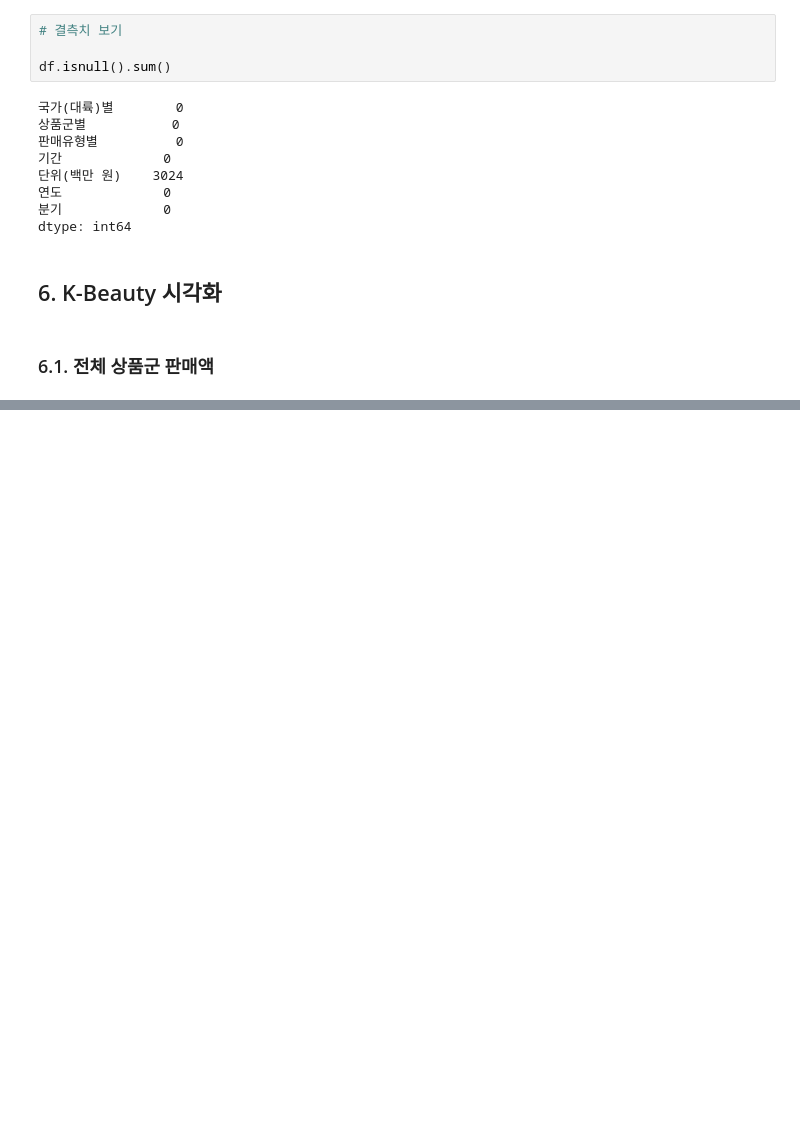
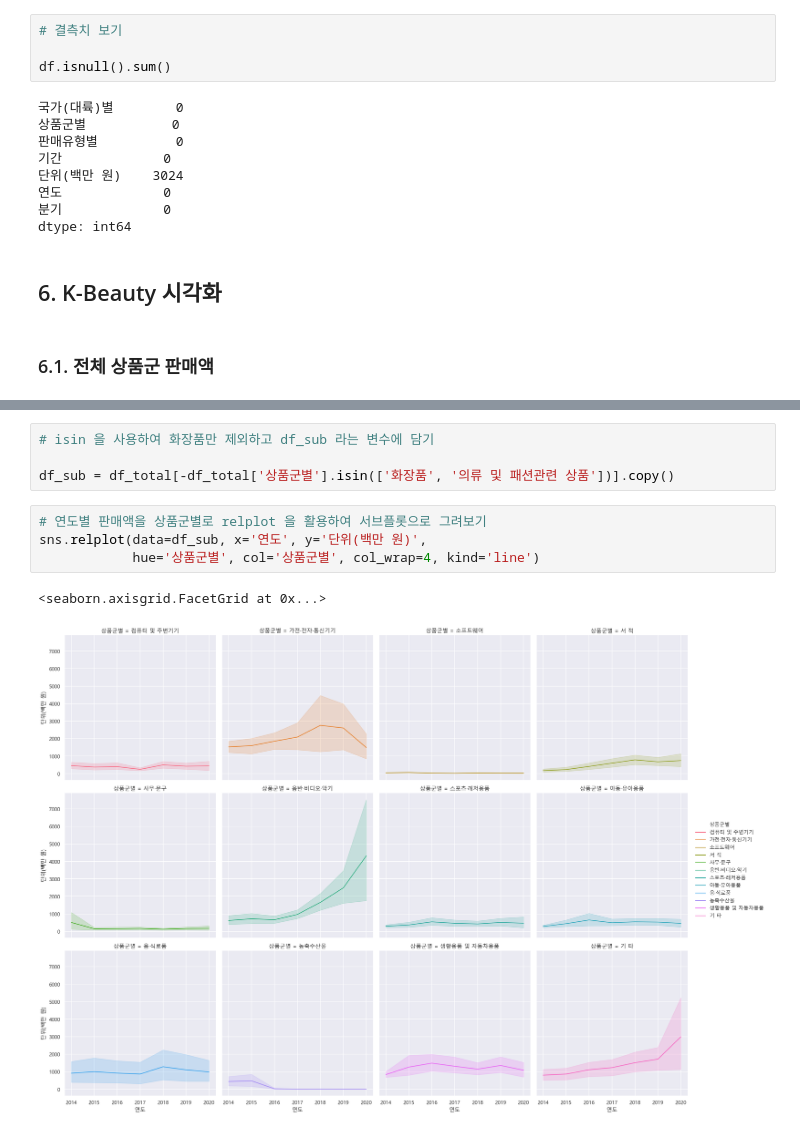
Before and after one commit to ghleex/TIL, a Jupyter notebook: 07_data_science/01_starts_ds_w_python/04_k-beauty_online_sales/01_k-beauty_online_sales.ipynb, the cells around one changed output, grey strips where cells are left out. Saved outputs shown, nothing was run; the diff lists cells and outputs as text; blank space fills up the shorter version.

```diff
--- a/07_data_science/01_starts_ds_w_python/04_k-beauty_online_sales/01_k-beauty_online_sales.ipynb
+++ b/07_data_science/01_starts_ds_w_python/04_k-beauty_online_sales/01_k-beauty_online_sales.ipynb
@@ -223,0 +262,11 @@ dtype: int64
+# %%
+# isin 을 사용하여 화장품만 제외하고 df_sub 라는 변수에 담기
+
+df_sub = df_total[-df_total['상품군별'].isin(['화장품', '의류 및 패션관련 상품'])].copy()
+# %%
+# 연도별 판매액을 상품군별로 relplot 을 활용하여 서브플롯으로 그려보기
+sns.relplot(data=df_sub, x='연도', y='단위(백만 원)',
+            hue='상품군별', col='상품군별', col_wrap=4, kind='line')
+# %% [output]
+<seaborn.axisgrid.FacetGrid at 0x...>
+[figure, added]
```
Also changed, not shown: parts of 5 cells of this notebook.
